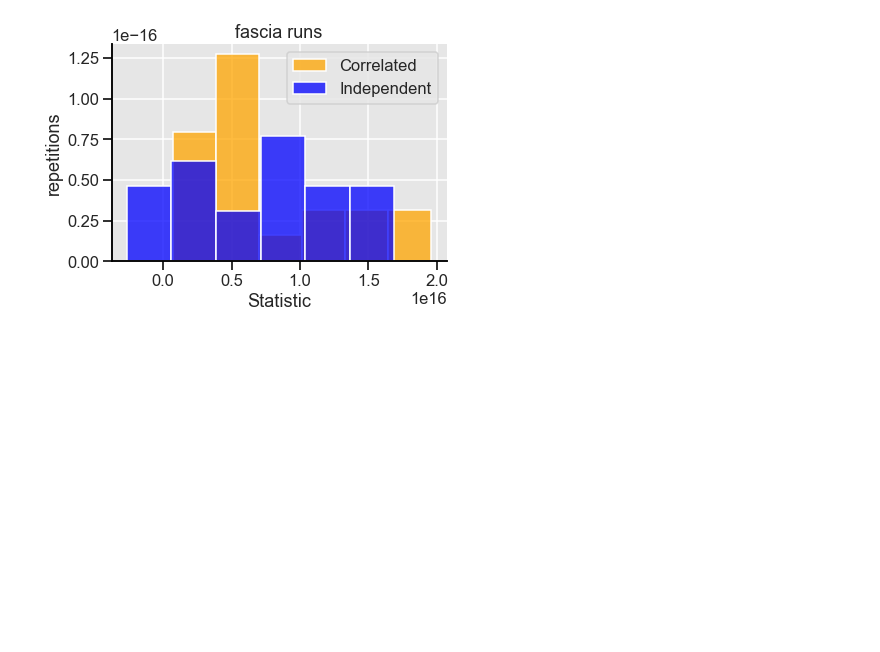
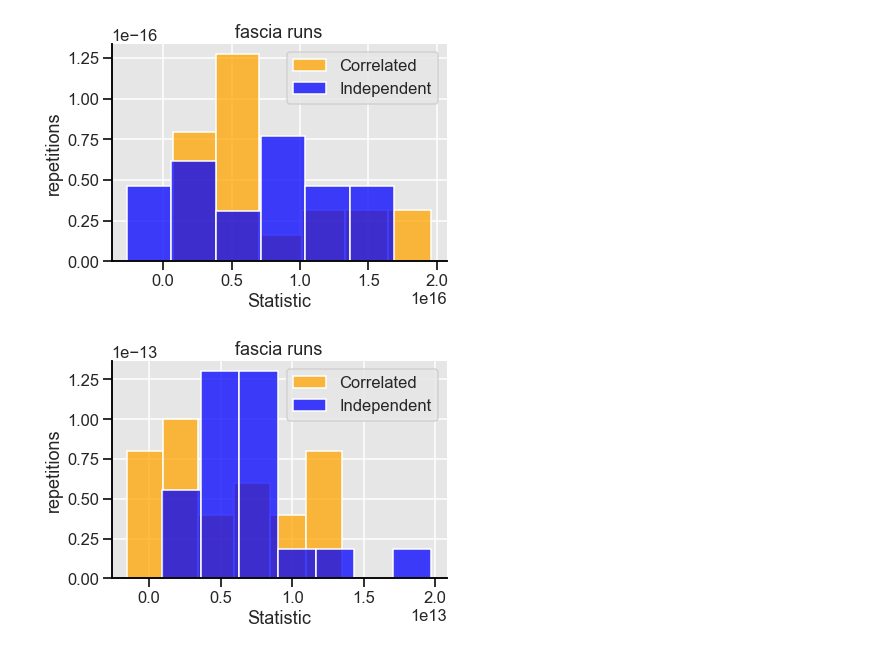
Before and after one commit to louishu17/tree_color_coding_task, a Jupyter notebook: Jupyter Vizualizations/fascia_viz.ipynb, the cells around one changed output. Cells and saved outputs as stored; diff of their text form; code cells hidden in the pictures; blank space fills up the shorter version.

Commit message:
added fascia 0.1

```diff
--- a/Jupyter Vizualizations/fascia_viz.ipynb
+++ b/Jupyter Vizualizations/fascia_viz.ipynb
@@ -241,3 +241,17 @@ sns.set_context("talk")
 sns.despine(right = True, top=True)
 # %% [output]
 [figure]
+# %%
+#K = 7, p = 0.1
+curve = True
+list1 = [2.939768e+12, 3.251806e+11, 6.161943e+12, -1.560056e+12, 2.332171e+12, 2.651191e+12, 1.212441e+13, 2.457178e+12, -4.216076e+11, 2.389698e+12, 4.447104e+12, 8.985233e+12, 8.393095e+11, 6.470177e+12, 1.345594e+13, 9.587181e+12, 1.271159e+13, 1.239322e+13, 5.868922e+12, 6.218498e+12]
+list2 = [3.792533e+12, 8.696141e+12, 6.209372e+12, 2.436446e+12, 3.892219e+12, 6.200411e+12, 5.789223e+12, 1.972929e+13, 9.112180e+11, 8.959381e+12, 1.032237e+13, 1.401639e+13, 4.953527e+12, 6.504238e+12, 2.082973e+12, 6.495881e+12, 8.439209e+12, 8.296854e+12, 4.600647e+12, 7.547240e+12]
+
+sns.histplot(list1, color='orange', label='Correlated', stat = "density")
+sns.histplot(list2, color='blue', label="Independent", stat = "density").set(xlabel = 'Statistic', ylabel = 'repetitions', title = 'fascia runs')
+plt.legend()
+sns.set_style("darkgrid", {'ytick.left' : True, 'xtick.bottom': True, 'axes.spines.left': True, 'grid.color': '1', 'axes.edgecolor': '0', 'axes.spines.right': False, "axes.facecolor": ".9"})
+sns.set_context("talk")
+sns.despine(right = True, top=True)
+# %% [output]
+[figure, added]
```
